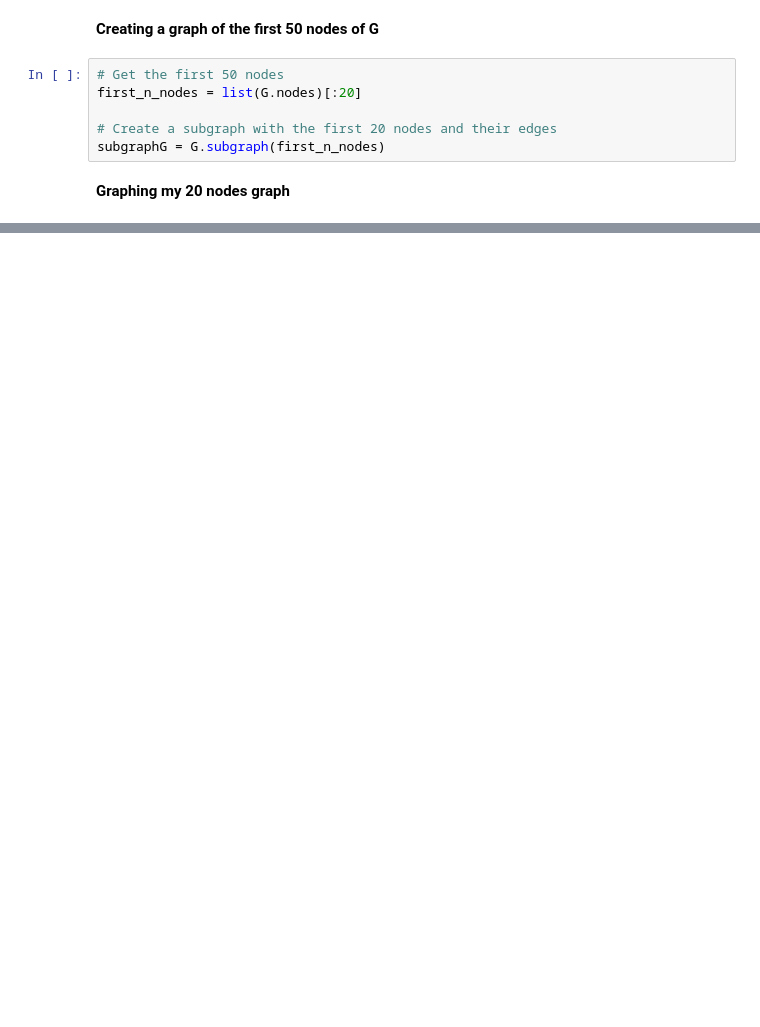
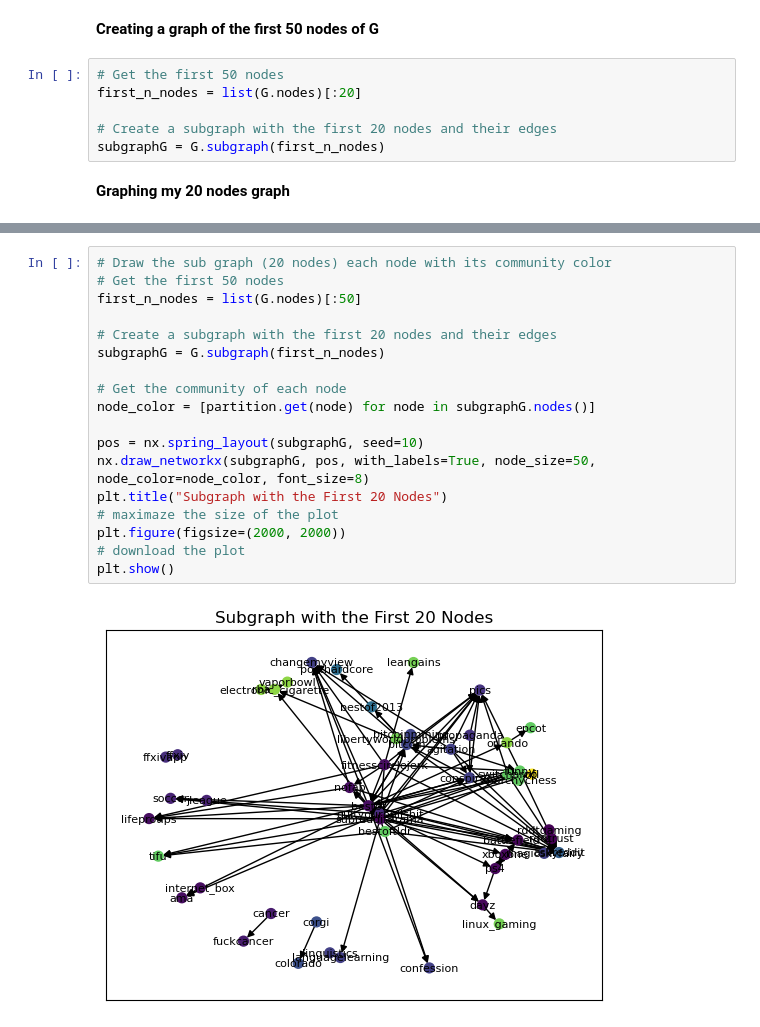
Before and after one commit to oliverTuesta/reddit-communities, a Jupyter notebook: app.ipynb, the cells around one changed output, grey strips where cells are left out. Drawn from its saved outputs; the diff is of its cells as text; blank space fills up the shorter version.

```diff
--- a/app.ipynb
+++ b/app.ipynb
@@ -61,0 +103,20 @@ plt.show()
+# %%
+# Draw the sub graph (20 nodes) each node with its community color
+# Get the first 50 nodes
+first_n_nodes = list(G.nodes)[:50]
+
+# Create a subgraph with the first 20 nodes and their edges
+subgraphG = G.subgraph(first_n_nodes)
+
+# Get the community of each node
+node_color = [partition.get(node) for node in subgraphG.nodes()]
+
+pos = nx.spring_layout(subgraphG, seed=10)
+nx.draw_networkx(subgraphG, pos, with_labels=True, node_size=50, node_color=node_color, font_size=8)
+plt.title("Subgraph with the First 20 Nodes")
+# maximaze the size of the plot
+plt.figure(figsize=(2000, 2000))
+# download the plot
+plt.show()
+# %% [output]
+[figure, added]
```
Also changed, not shown: parts of 7 cells of this notebook, 2 other files.
